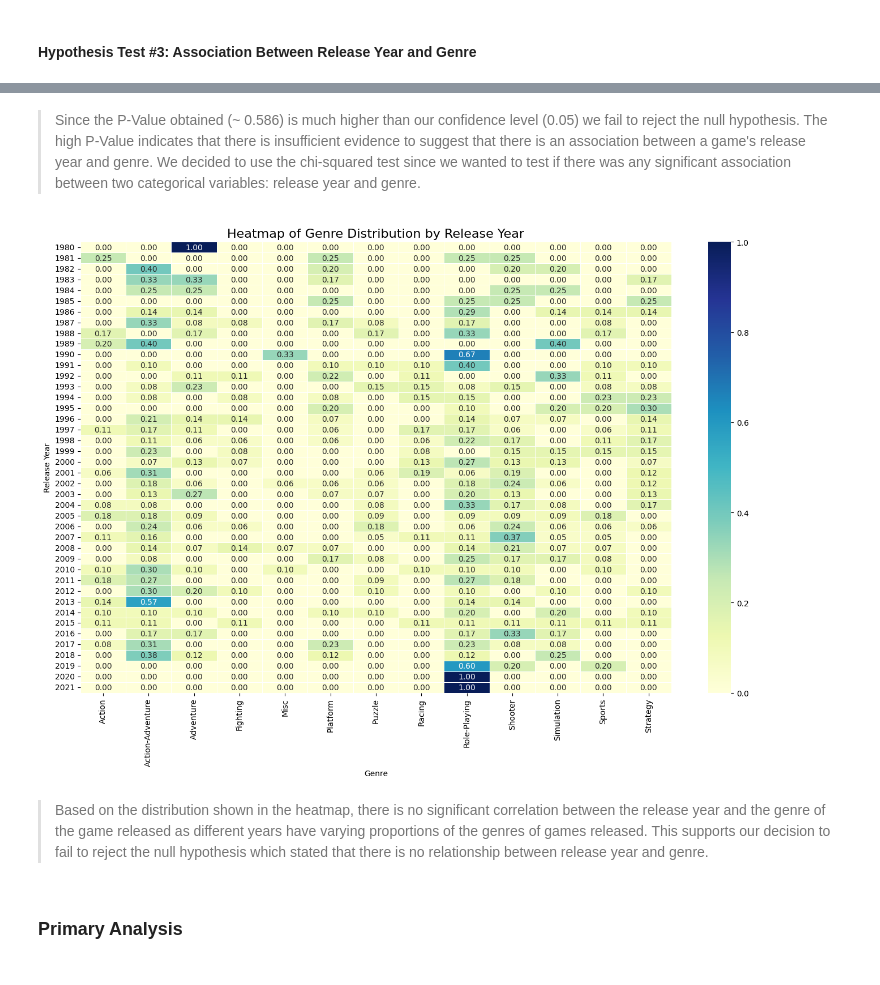
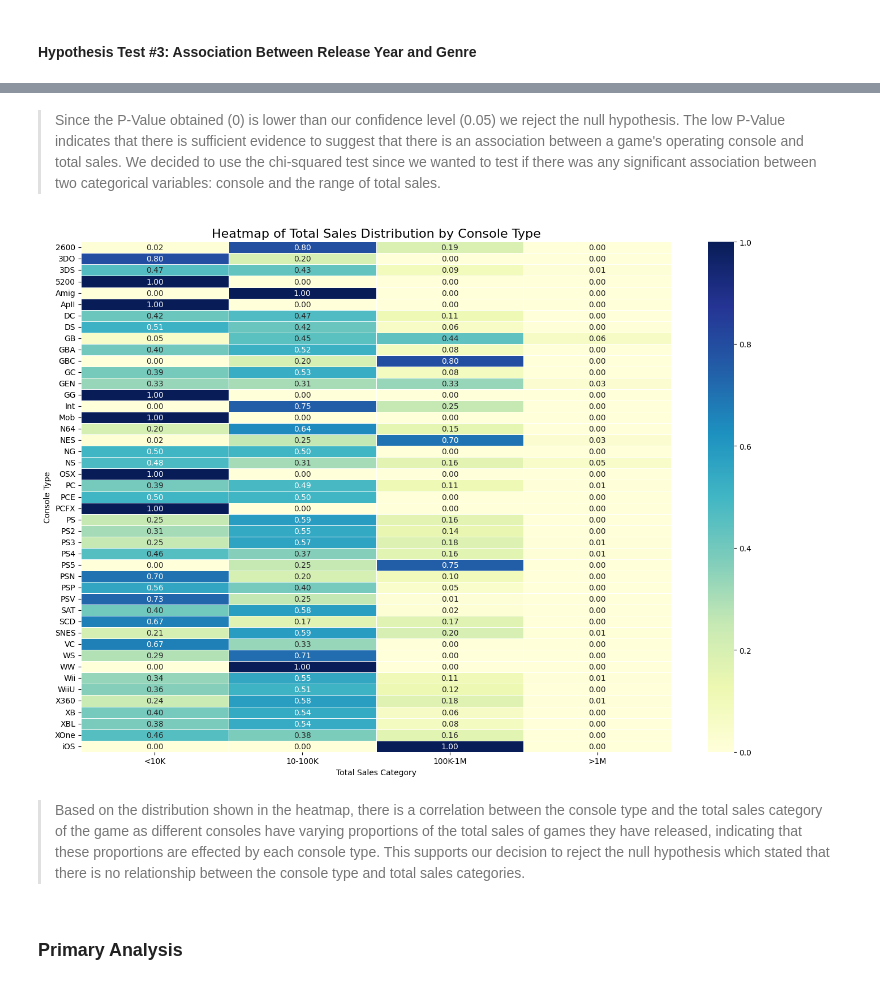
Before and after one commit to ShivDae/CMSC320-FinalProject, a Jupyter notebook: FinalDeliverable.ipynb, the cells around one changed output, grey strips where cells are left out. Saved outputs shown, nothing was run; the diff lists cells and outputs as text; code cells hidden in the pictures.

```diff
--- a/FinalDeliverable.ipynb
+++ b/FinalDeliverable.ipynb
@@ -288,0 +297,8 @@ chi2_contingency(contingency_table).pvalue
+# %%
+bins = [0, 10e4, 10e5, 10e6, np.inf]
+labels = ['<10K', '10-100K', '100K-1M', '>1M']
+titles_df_final['Sales Category'] = pd.cut(titles_df_final['Total Sales'], bins=bins, labels=labels)
+
+contingency_table = pd.crosstab(titles_df_final['Console'], titles_df_final['Sales Category'])
+pvalue = chi2_contingency(contingency_table).pvalue
+print(f"P-value: {pvalue}")
@@ -289,17 +312,17 @@ chi2_contingency(contingency_table).pvalue
 # %% [markdown]
-> Since the P-Value obtained (~ 0.586) is much higher than our confidence level (0.05) we fail to reject the null hypothesis. The high P-Value indicates that there is insufficient evidence to suggest that there is an association between a game's release year and genre. We decided to use the chi-squared test since we wanted to test if there was any significant association between two categorical variables: release year and genre.
+> Since the P-Value obtained (0) is lower than our confidence level (0.05) we reject the null hypothesis. The low P-Value indicates that there is sufficient evidence to suggest that there is an association between a game's operating console and total sales. We decided to use the chi-squared test since we wanted to test if there was any significant association between two categorical variables: console and the range of total sales.
 # %%
 heatmap_data = contingency_table.div(contingency_table.sum(axis = 1), axis = 0)
 plt.figure(figsize = (14, 10))
 sns.heatmap(heatmap_data, cmap = "YlGnBu", annot = True, fmt = ".2f", linewidths = 0.5)
-plt.title('Heatmap of Genre Distribution by Release Year', fontsize = 16)
-plt.xlabel('Genre')
-plt.ylabel('Release Year')
+plt.title('Heatmap of Total Sales Distribution by Console Type', fontsize = 16)
+plt.xlabel('Total Sales Category')
+plt.ylabel('Console Type')
 plt.tight_layout()
 plt.show()
 # %% [output]
-[figure, old version]
+[figure, new version]
 # %% [markdown]
-> Based on the distribution shown in the heatmap, there is no significant correlation between the release year and the genre of the game released as different years have varying proportions of the genres of games released. This supports our decision to fail to reject the null hypothesis which stated that there is no relationship between release year and genre.
+> Based on the distribution shown in the heatmap, there is a correlation between the console type and the total sales category of the game as different consoles have varying proportions of the total sales of games they have released, indicating that these proportions are effected by each console type. This supports our decision to reject the null hypothesis which stated that there is no relationship between the console type and total sales categories.
 # %% [markdown]
 ### **Primary Analysis**
```
Also changed, not shown: parts of 33 cells of this notebook.
